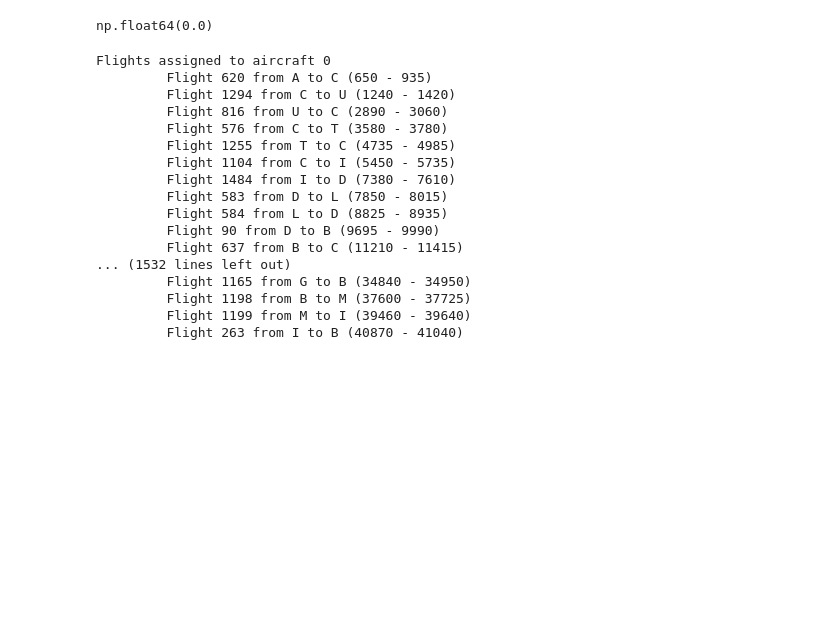
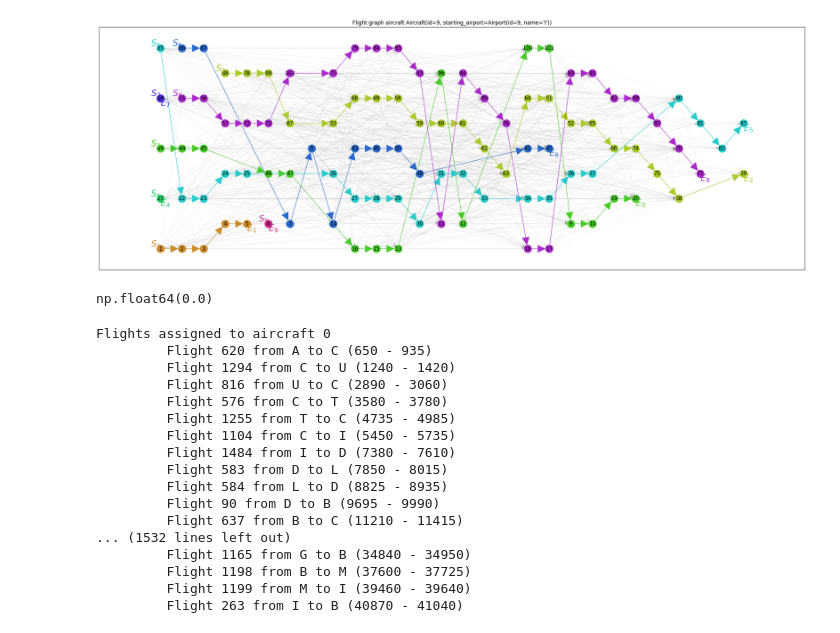
Before and after one commit to Mr-MT1234/projet_optimisation_s8, a Jupyter notebook: inspection.ipynb, the cells around one changed output. Cells and saved outputs as stored; diff of their text form; code cells hidden in the pictures; blank space fills up the shorter version.

Commit message:
Added some figures to the readme

```diff
--- a/inspection.ipynb
+++ b/inspection.ipynb
@@ -83,6 +80,10 @@ Best objective 2.135850000000e+06, best bound 2.135850000000e+06, gap 0.0000%
 %matplotlib qt
 # %%
 fig = reporter.plot_solution([solution_found_1], legend=['timeline'], colors=['#FF4B3E'])
+# %%
+reporter.plot_solution_graph(solution_found_1)
+# %% [output]
+[figure, added]
 # %%
 solution_found_1.cost - solution_found_2.cost
 # %% [output]
```
Also changed, not shown: parts of 2 cells of this notebook, 5 other files.
